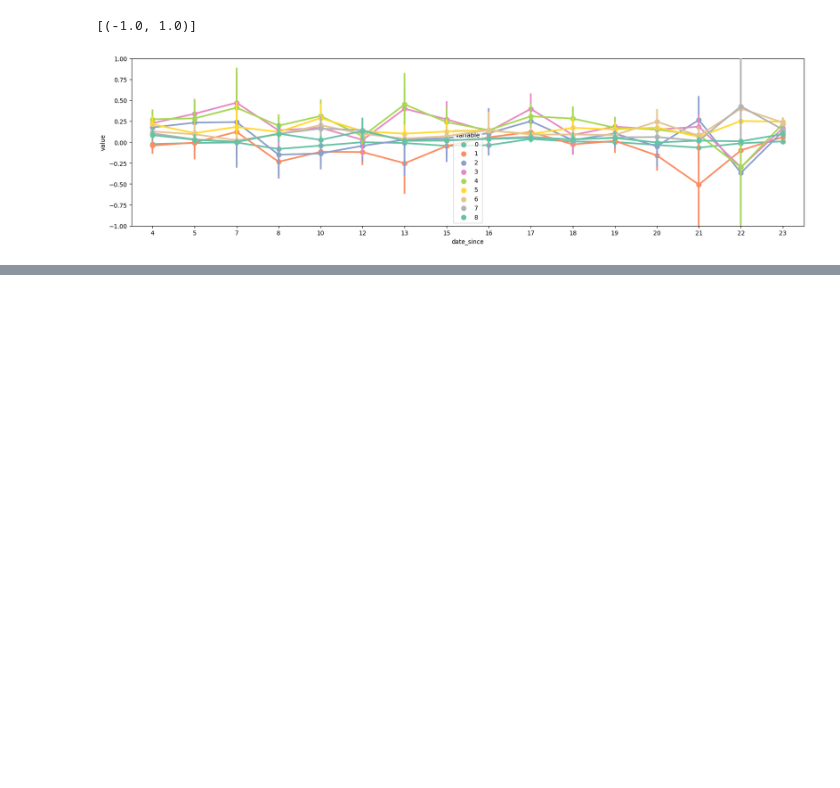
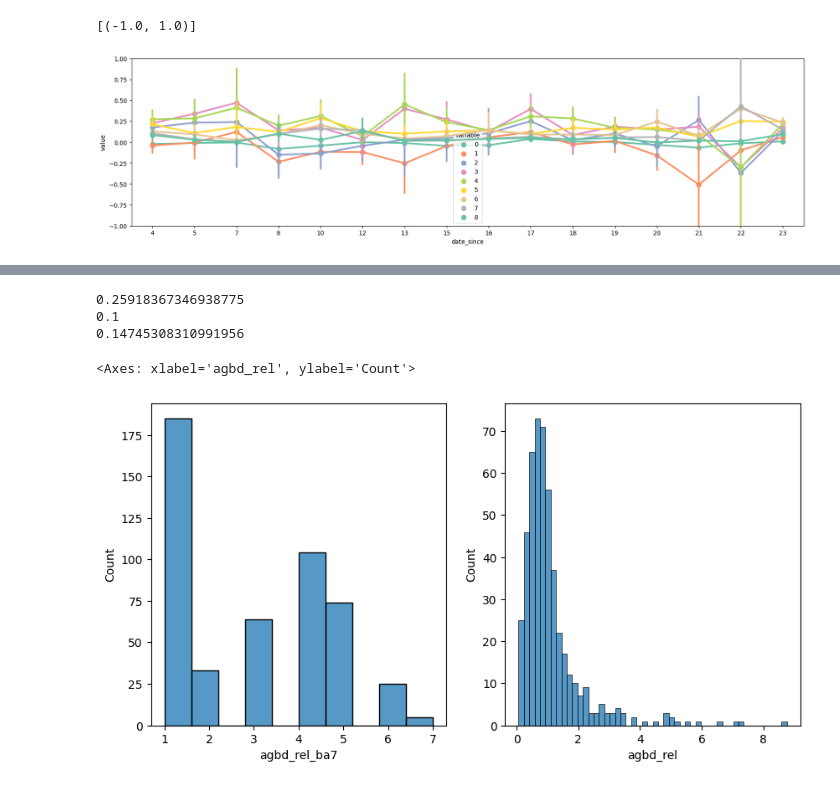
Before and after one commit to mahuna13/fire-regen, a Jupyter notebook: notebooks/exploratory/gedi_evaluation/CreekFire.ipynb, the cells around one changed output, grey strips where cells are left out. Saved outputs shown, nothing was run; the diff lists cells and outputs as text; code cells hidden in the pictures; blank space fills up the shorter version.

```diff
--- a/notebooks/exploratory/gedi_evaluation/CreekFire.ipynb
+++ b/notebooks/exploratory/gedi_evaluation/CreekFire.ipynb
@@ -345,0 +365,8 @@ g.set(ylim=(-1,1))
+# %%
+ba7_matches = creek_ba7_raster.sample_2x2(close_matches, 'lon_lowestmode', 'lat_lowestmode')
+# %%
+ba7_matches = gedi_matching.add_agbd_rel_ba7_categories(ba7_matches)
+# %%
+ba7_matches = ba7_matches[ba7_matches.ba7_median != 9]
+# %%
+ba7_matches = ba7_matches.astype({'agbd_rel_ba7': 'int', 'ba7_median': 'int'})
@@ -345,0 +377,15 @@ g.set(ylim=(-1,1))
+# %%
+print(accuracy_score(low.agbd_rel_ba7.values, low.ba7_median.values))
+print(accuracy_score(medium.agbd_rel_ba7.values, medium.ba7_median.values))
+print(accuracy_score(high.agbd_rel_ba7.values, high.ba7_median.values))
+# %% [output]
+0.25918367346938775
+0.1
+0.14745308310991956
+# %%
+fig, ax = plt.subplots(1, 2, figsize=(10, 5))
+sns.histplot(ba7_matches[ba7_matches.burn_severity_median == 2], x='agbd_rel_ba7', ax=ax[0])
+sns.histplot(ba7_matches[ba7_matches.burn_severity_median == 2], x='agbd_rel', ax=ax[1])
+# %% [output]
+<Axes: xlabel='agbd_rel', ylabel='Count'>
+[figure, added]
```
Also changed, not shown: parts of 68 cells of this notebook, 5 other files.
